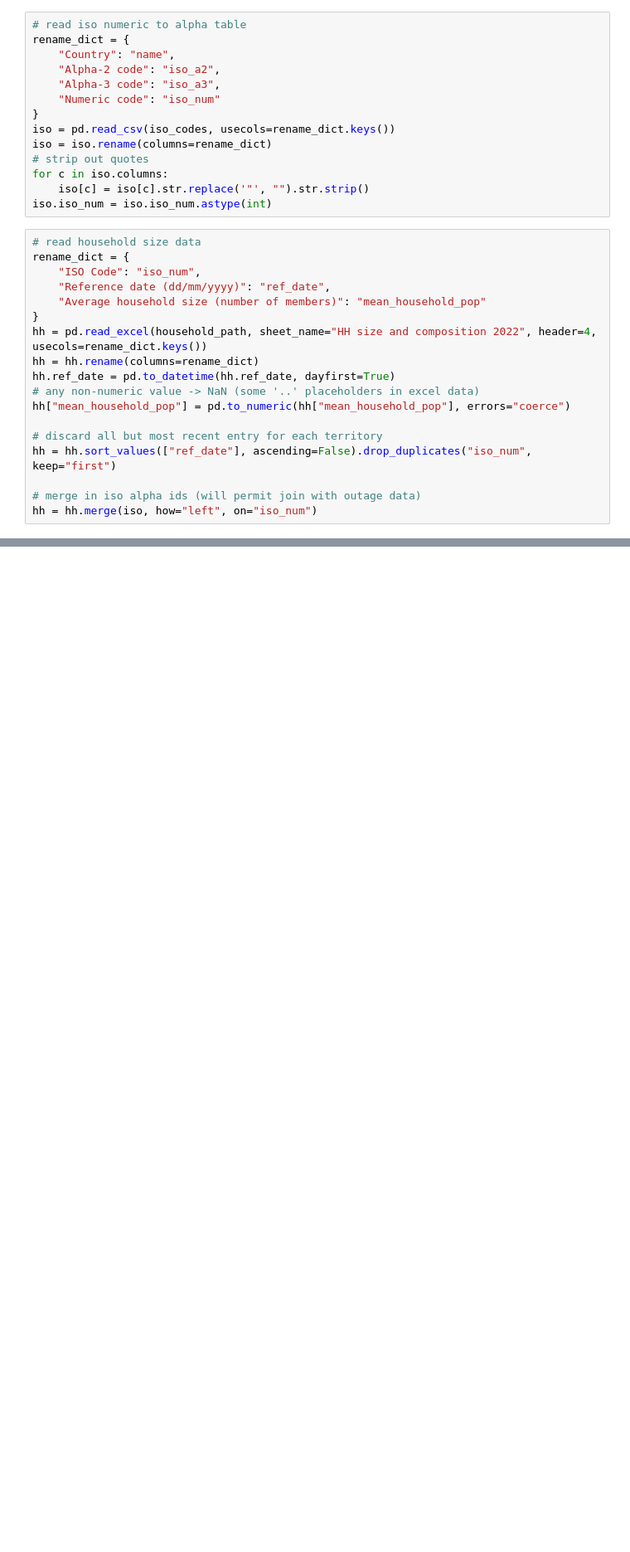
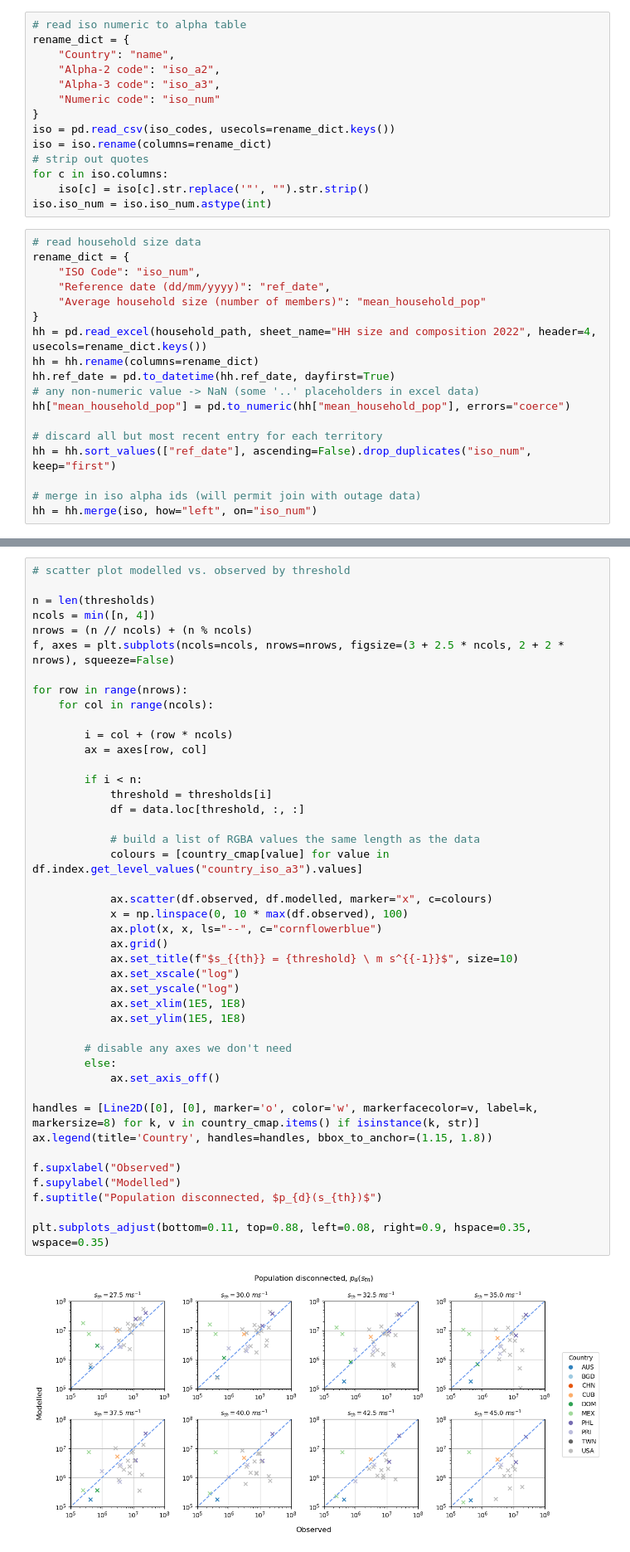
Before and after one commit to nismod/open-gira, a Jupyter notebook: validation/outage_model_validation.ipynb, the cells around one changed output, grey strips where cells are left out. Shown: that part at 83% size. Drawn from its saved outputs; the diff is of its cells as text; blank space fills up the shorter version.

```diff
--- a/validation/outage_model_validation.ipynb
+++ b/validation/outage_model_validation.ipynb
@@ -178,3 +130,48 @@ plt.subplots_adjust(bottom=0.23, top=0.77, left=0.06, right=0.9)
+# %%
+# scatter plot modelled vs. observed by threshold
+
+n = len(thresholds)
+ncols = min([n, 4])
+nrows = (n // ncols) + (n % ncols)
+f, axes = plt.subplots(ncols=ncols, nrows=nrows, figsize=(3 + 2.5 * ncols, 2 + 2 * nrows), squeeze=False)
+
+for row in range(nrows):
+    for col in range(ncols):
+
+        i = col + (row * ncols)
+        ax = axes[row, col]
+
+        if i < n:
+            threshold = thresholds[i]
+            df = data.loc[threshold, :, :]
+
+            # build a list of RGBA values the same length as the data
+            colours = [country_cmap[value] for value in df.index.get_level_values("country_iso_a3").values]
+
+            ax.scatter(df.observed, df.modelled, marker="x", c=colours)
+            x = np.linspace(0, 10 * max(df.observed), 100)
+            ax.plot(x, x, ls="--", c="cornflowerblue")
+            ax.grid()
+            ax.set_title(f"$s_{{th}} = {threshold} \ m s^{{-1}}$", size=10)
+            ax.set_xscale("log")
+            ax.set_yscale("log")
+            ax.set_xlim(1E5, 1E8)
+            ax.set_ylim(1E5, 1E8)
+
+        # disable any axes we don't need
+        else:
+            ax.set_axis_off()
+
+handles = [Line2D([0], [0], marker='o', color='w', markerfacecolor=v, label=k, markersize=8) for k, v in country_cmap.items() if isinstance(k, str)]
+ax.legend(title='Country', handles=handles, bbox_to_anchor=(1.15, 1.8))
+
+f.supxlabel("Observed")
+f.supylabel("Modelled")
+f.suptitle("Population disconnected, $p_{d}(s_{th})$")
+
+plt.subplots_adjust(bottom=0.11, top=0.88, left=0.08, right=0.9, hspace=0.35, wspace=0.35)
+# %% [output]
+[figure, added]
 # %%
 # scatter plot modelled vs. observed by threshold (same plot)
 
```
Also changed, not shown: parts of 11 cells of this notebook.
